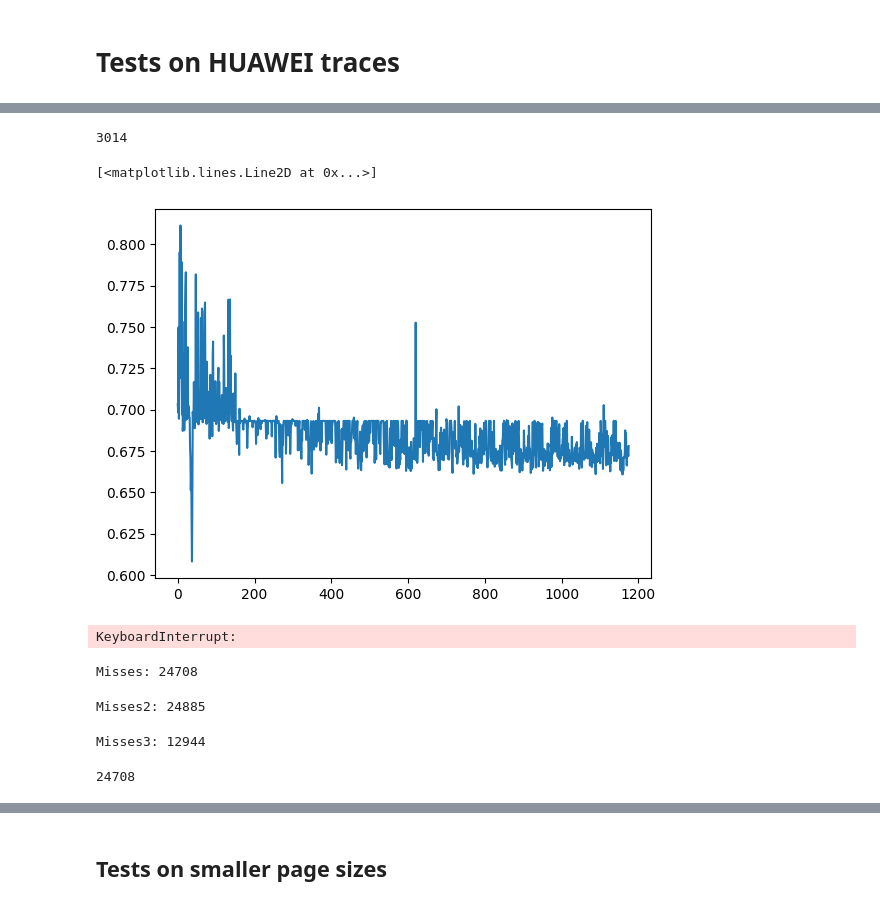
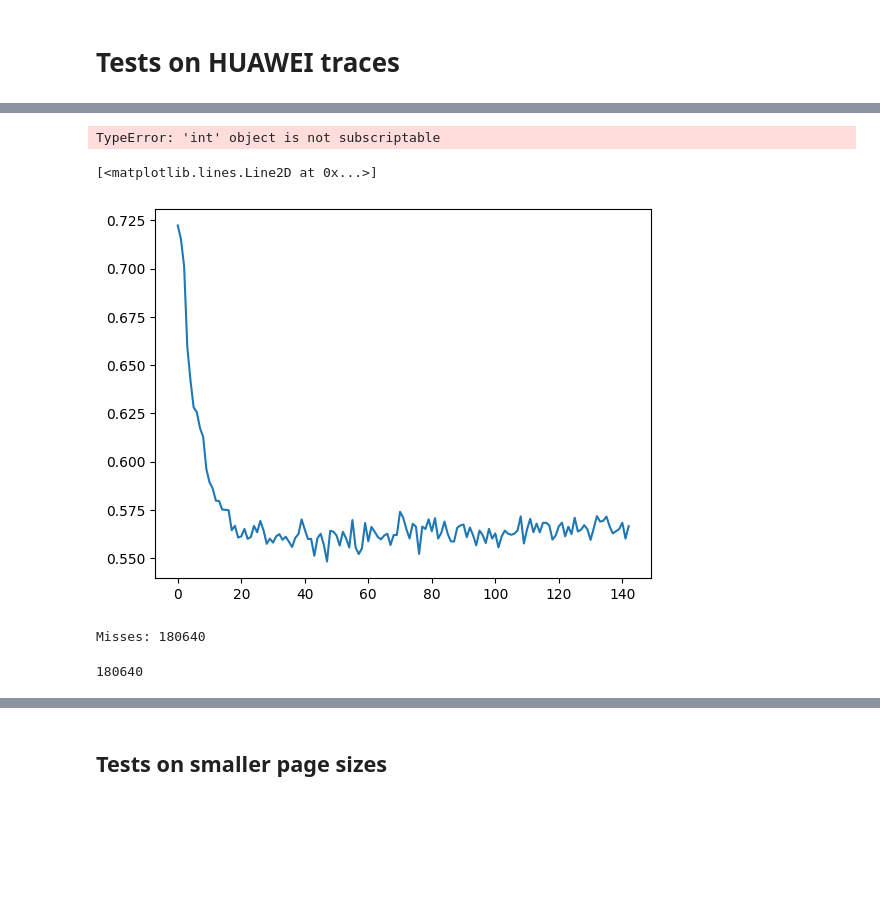
Before and after one commit to rllaskowski/cache-prefetchers, a Jupyter notebook: experiments.ipynb, the cells around one changed output, grey strips where cells are left out. Cells and saved outputs as stored; diff of their text form; code cells hidden in the pictures; blank space fills up the shorter version.

Commit message:
next v

```diff
--- a/experiments.ipynb
+++ b/experiments.ipynb
@@ -453,7 +454,7 @@ KeyboardInterrupt:
 # %% [markdown]
 # Tests on HUAWEI traces
 # %%
-from hwi_dataset import read_trace, get_test_set, get_reads, get_page_requests
+from hwi_dataset import read_trace, get_test_set, get_reads, get_hwi_page_requests
 from collections import defaultdict
 test_set = get_test_set()
 
@@ -461,7 +462,7 @@ values = defaultdict(int)
 
 times = []
 all_length = 0
-test_dir = '3'
+test_dir = '2'
 all_unique = set()
 all_unique_pages = 0
 all_pages_length = 0
@@ -474,7 +475,7 @@ for v, volume in enumerate(test_set[test_dir]):
     length_volume = 0
     unique_pages_volume = set()
     length_pages_volume = 0
-
+    obj_ids = set()
     for p, path in enumerate(volume):
         print("path", path)
         trace = read_trace(test_set[test_dir][v][p])
@@ -488,18 +489,20 @@ for v, volume in enumerate(test_set[test_dir]):
 
         print('length path', len(reads))
 
-        pages = get_page_requests(get_reads(read_trace(path)), page_size=16*1024)
+        pages = get_hwi_page_requests(get_reads(read_trace(path)), page_size=16*1024)
         unique_pages_path = len(set(pages))
         unique_pages_volume.update(set(pages))
         length_pages_volume += len(pages)
         print('unique pages within path', unique_pages_path)
 
-
+        obj_ids.update(reads['objId'].unique())
         print("=======================================\n")
 
+    print("volume unique objId", obj_ids)
     print('is times sorted within volume?' , all(times_volume[i] <= times_volume[i+1] for i in range(len(times_volume)-1)))
     print('unique addresses within volume', len(unique_volume))
     print('length volume', length_volume)
+    print('pages length volume', length_pages_volume)
     print('unique pages within volume', len(unique_pages_volume))
 
     times.extend(times_volume)
@@ -543,28 +600,21 @@ length 58868
 
 from distr_dom import test_on_sequence as test_on_sequence_dom
 config = dict(
-    cache_size=16, greedy=False, history_size=16, n_pages=210, hidden_size=128,
-    n_deltas=2048, emb_size=10, delta_emb_size=32, lr=1e-2, train_interval=100,
-    batch_size=256, train_samples=200, train_next_delta=False, hash_mapping=False,
-    model_class='ffm', wd=0.001,
+    cache_size=4, greedy=True, history_size=16, n_pages=50, hidden_size=64,
+    n_deltas=32, emb_size=4, delta_emb_size=0, lr=5e-5, train_interval=50,
+    batch_size=8, train_samples=1024, train_next_delta=False, hash_mapping=True,
+    model_class='early', wd=1e-2, cache_replacement=0, count_mistakes=True, classify_cutoff=0.1
 )
-misses, misses_history, losses, evict_counts, model = test_on_sequence_dom(requests, **config)
+misses, misses_history, losses, evict_counts, model = test_on_sequence_dom(trace, **config)
 
 print(misses)
 # %% [output]
-3014
+TypeError: 'int' object is not subscriptable
 # %%
-plt.plot(losses)
+plt.plot(losses[0])
 # %% [output]
 [<matplotlib.lines.Line2D at 0x...>]
-[figure, old version]
+[figure, new version]
-# %%
-
-misses, misses_history, losses, evict_counts, model = test_on_sequence_dom(requests, **config, from_model=model)
-
-print(misses)
-# %% [output]
-KeyboardInterrupt:
 # %%
 def test_random_evictor(requests: List[int], cache_size: int) -> TestResult:
     cache = set()
@@ -578,38 +628,16 @@ def test_random_evictor(requests: List[int], cache_size: int) -> TestResult:
             misses += 1
 
             cache.add(r)
+        assert len(cache) <= cache_size
     print(f"Misses: {misses}")
-
-    cache = Cache(
-        name="RandomEvictor",
-        eviction_strategy=RandomEvictor(),
-        size=cache_size
-    )
-    misses2 = 0
-    for r in tqdm.tqdm(requests):
-        misses2 += int(not cache.read(r))
-    print(f"Misses2: {misses2}")
-    cache = set()
-    misses3 = 0
-    for r in tqdm.tqdm(requests):
-        if len(cache) < cache_size:
-            cache.add(r)
-        elif r not in cache:
-            evict_el = list(cache)[0]
-            cache.remove(evict_el)
-            misses3 += 1
-
-    print(f"Misses3: {misses3}")
 
 
     return misses
 
 test_random_evictor(requests, 16)
 # %% [output]
-Misses: 24708
+Misses: 180640
-Misses2: 24885
+180640
-Misses3: 12944
-24708
 # %%
 
 def get_opt_for_test_dir(test_set_dir, page_size=16*1024, cache_size=8) -> TestResult:
```
Also changed, not shown: parts of 8 cells of this notebook, 52 other files.
